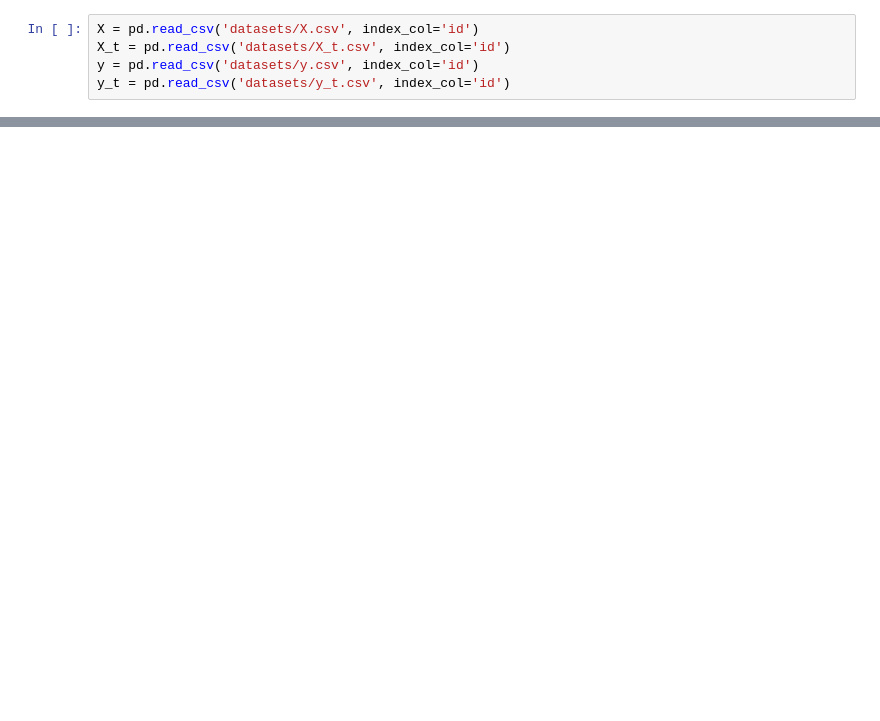
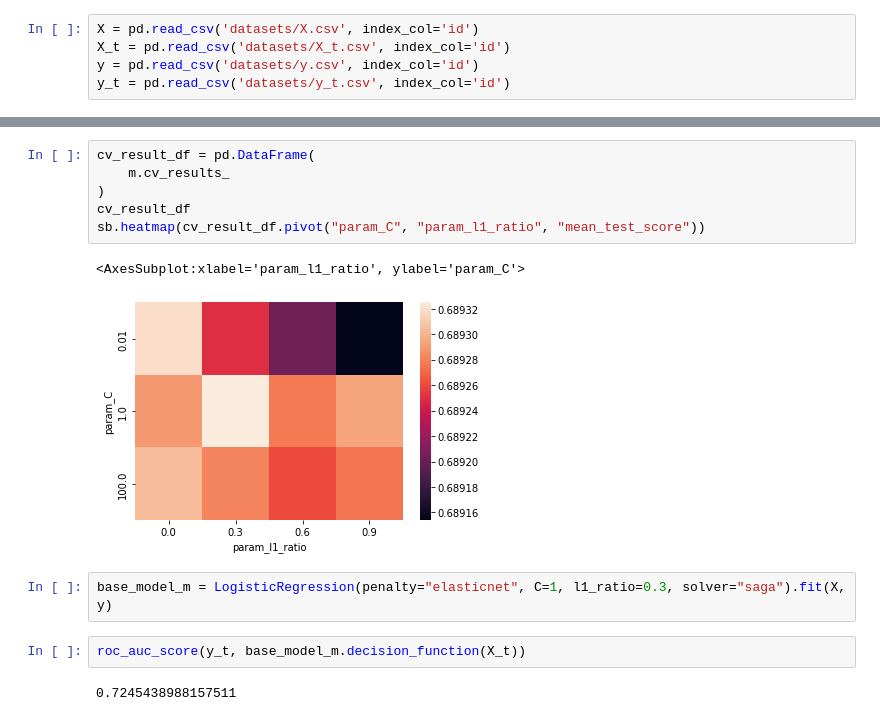
Before and after one commit to threecifanggen/kaggle-practice, a Jupyter notebook: tabular-playground-series-nov-2021/step.2.base_model.ipynb, the cells around one changed output, grey strips where cells are left out. Drawn from its saved outputs; the diff is of its cells as text; blank space fills up the shorter version.

```diff
--- a/tabular-playground-series-nov-2021/step.2.base_model.ipynb
+++ b/tabular-playground-series-nov-2021/step.2.base_model.ipynb
@@ -27,0 +42,15 @@ Fitting 3 folds for each of 12 candidates, totalling 36 fits
+# %%
+cv_result_df = pd.DataFrame(
+    m.cv_results_
+)
+cv_result_df
+sb.heatmap(cv_result_df.pivot("param_C", "param_l1_ratio", "mean_test_score"))
+# %% [output]
+<AxesSubplot:xlabel='param_l1_ratio', ylabel='param_C'>
+[figure, added]
+# %%
+base_model_m = LogisticRegression(penalty="elasticnet", C=1, l1_ratio=0.3, solver="saga").fit(X, y)
+# %%
+roc_auc_score(y_t, base_model_m.decision_function(X_t))
+# %% [output]
+0.7245438988157511
```
Also changed, not shown: parts of 5 cells of this notebook.
